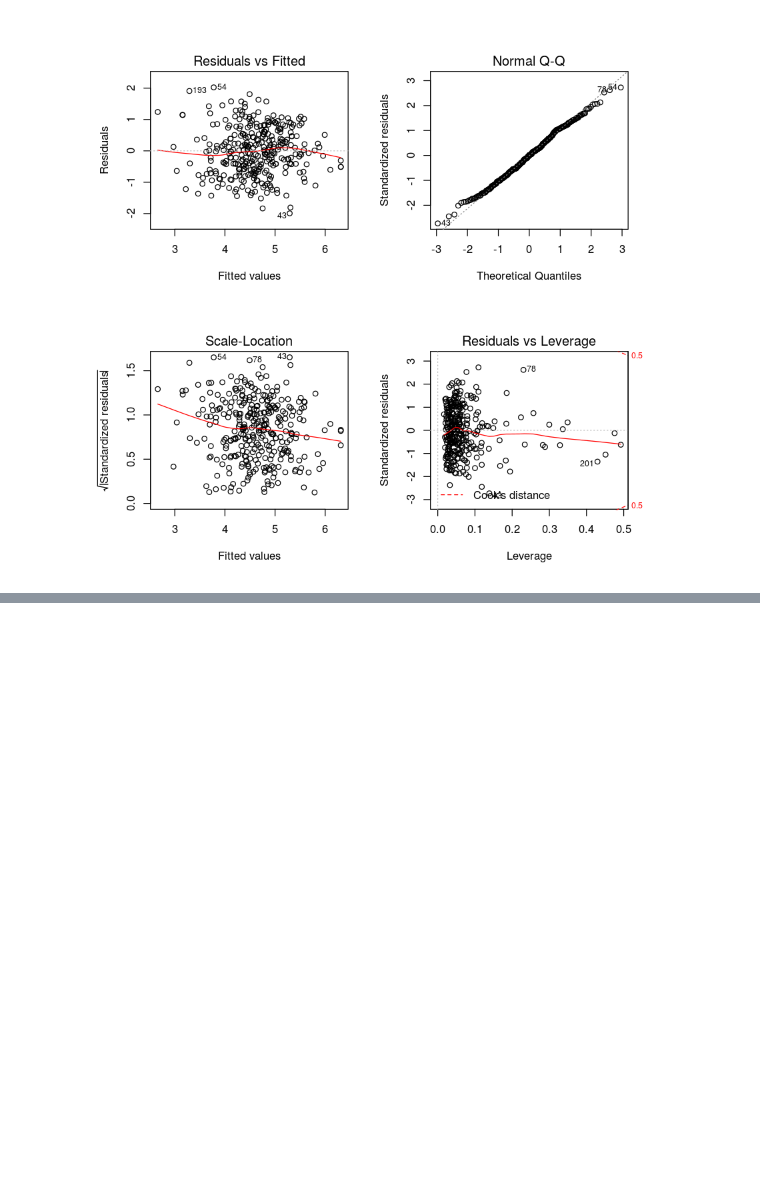
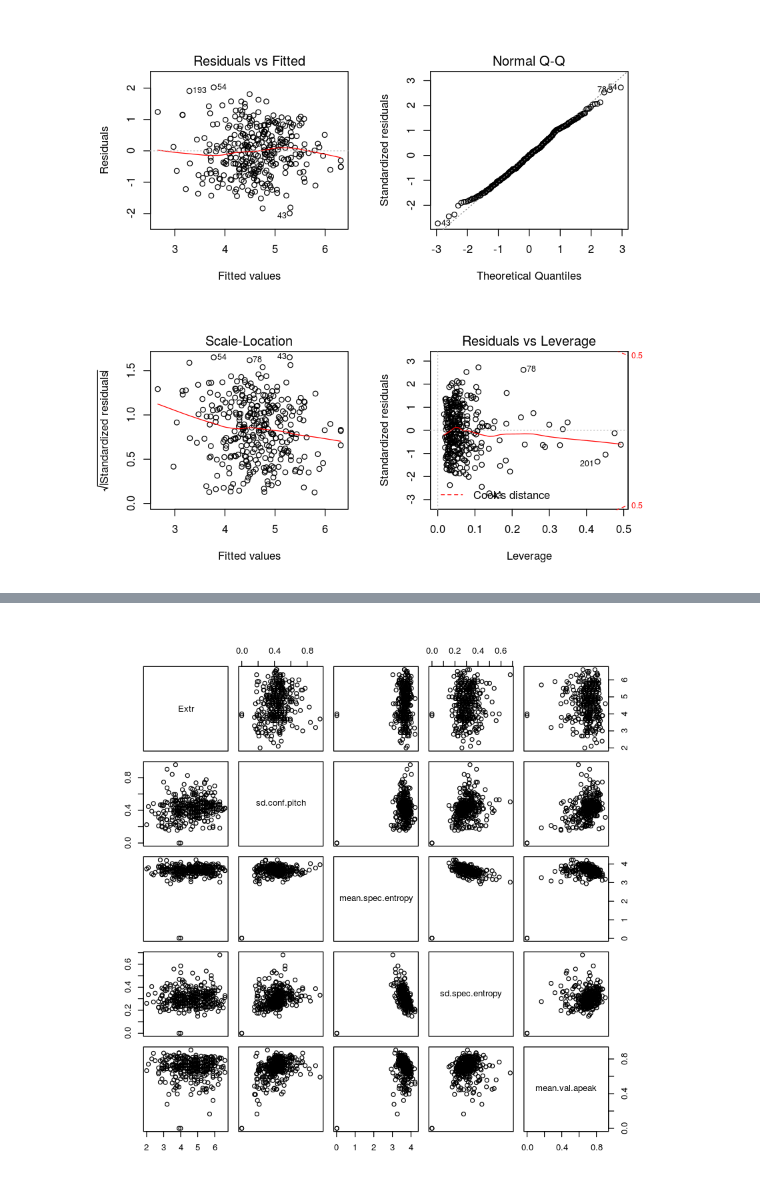
Before and after one commit to yeachan153/Big-Data-Analytics, a Jupyter notebook: Text Analytics Project/Extroversion Test Model.ipynb, the cells around one changed output, grey strips where cells are left out. Saved outputs shown, nothing was run; the diff lists cells and outputs as text; code cells hidden in the pictures; blank space fills up the shorter version.

```diff
--- a/Text Analytics Project/Extroversion Test Model.ipynb
+++ b/Text Analytics Project/Extroversion Test Model.ipynb
@@ -292,0 +302,4 @@ plot(model3)
+# %%
+pairs(training_data[,c(1,6,7,8,9)])
+# %% [output]
+[figure, added]
```
Also changed, not shown: parts of 10 cells of this notebook, 2 other files.
